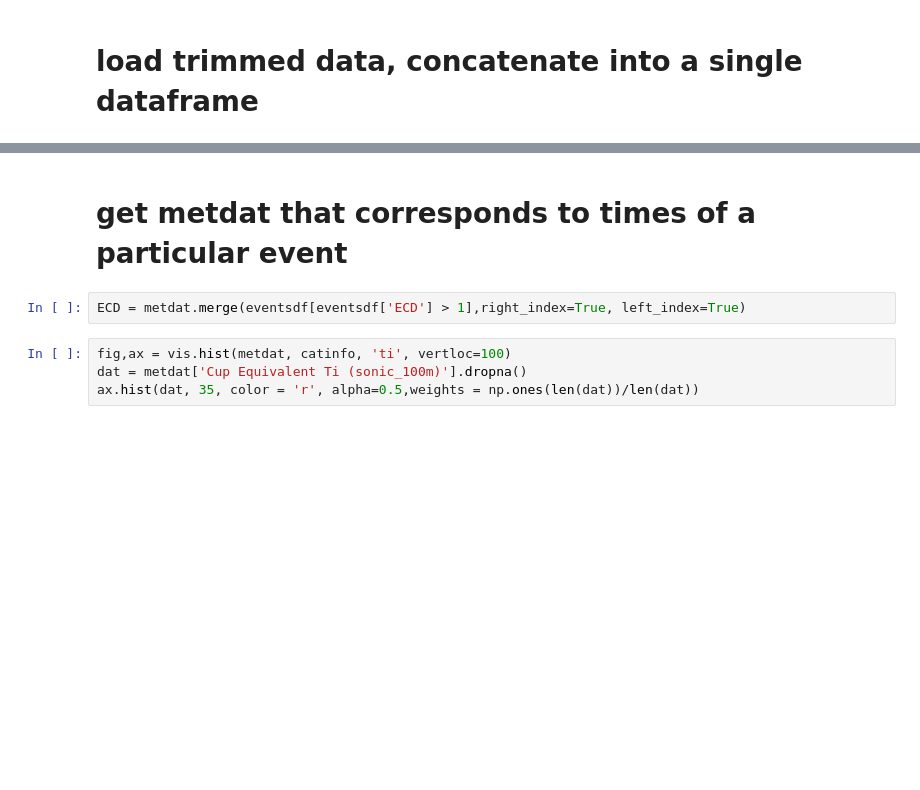
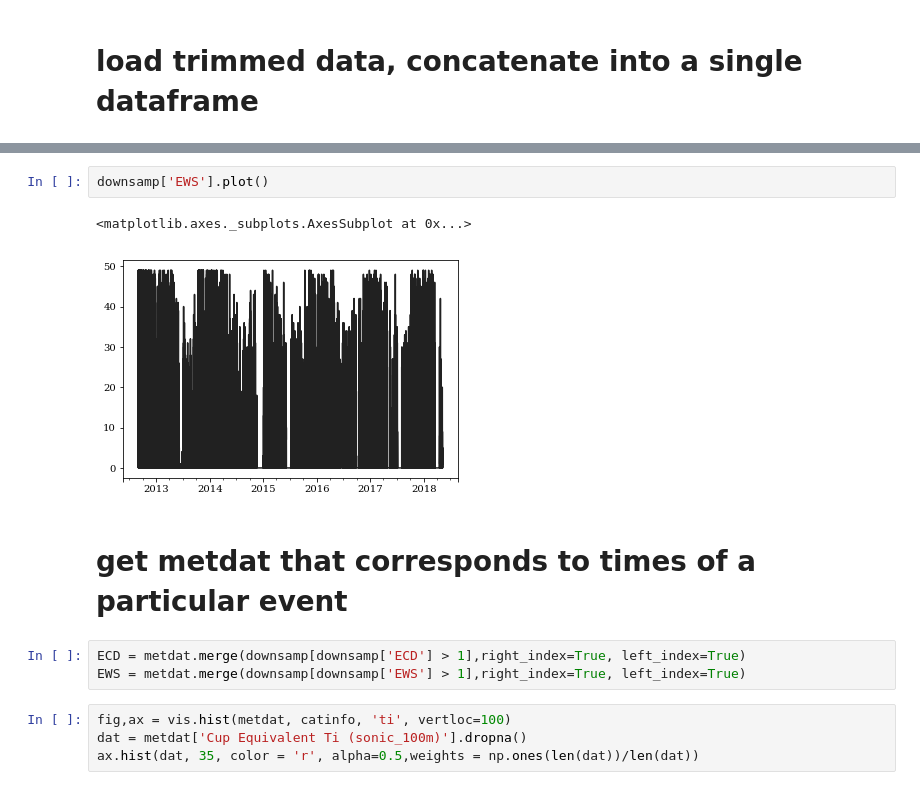
Before and after one commit to NREL/MetMastVis, a Jupyter notebook: notebooks/IEC_event_post_proc.ipynb, the cells around one changed output, grey strips where cells are left out. Saved outputs shown, nothing was run; the diff lists cells and outputs as text; blank space fills up the shorter version.

```diff
--- a/notebooks/IEC_event_post_proc.ipynb
+++ b/notebooks/IEC_event_post_proc.ipynb
@@ -107,7 +128,13 @@ eventsdf['ECD'].plot()
+# %%
+downsamp['EWS'].plot()
+# %% [output]
+<matplotlib.axes._subplots.AxesSubplot at 0x...>
+[figure, added]
 # %% [markdown]
 # get metdat that corresponds to times of a particular event
 # %%
-ECD = metdat.merge(eventsdf[eventsdf['ECD'] > 1],right_index=True, left_index=True)
+ECD = metdat.merge(downsamp[downsamp['ECD'] > 1],right_index=True, left_index=True)
+EWS = metdat.merge(downsamp[downsamp['EWS'] > 1],right_index=True, left_index=True)
 # %%
 fig,ax = vis.hist(metdat, catinfo, 'ti', vertloc=100)
 dat = metdat['Cup Equivalent Ti (sonic_100m)'].dropna()
```
Also changed, not shown: parts of 16 cells of this notebook, 3 other files.
